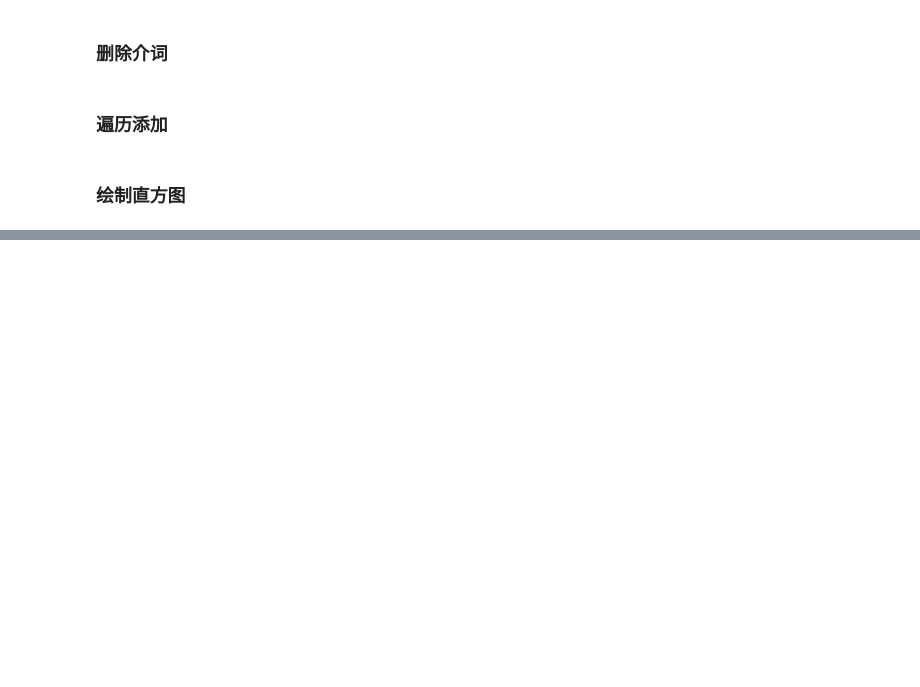
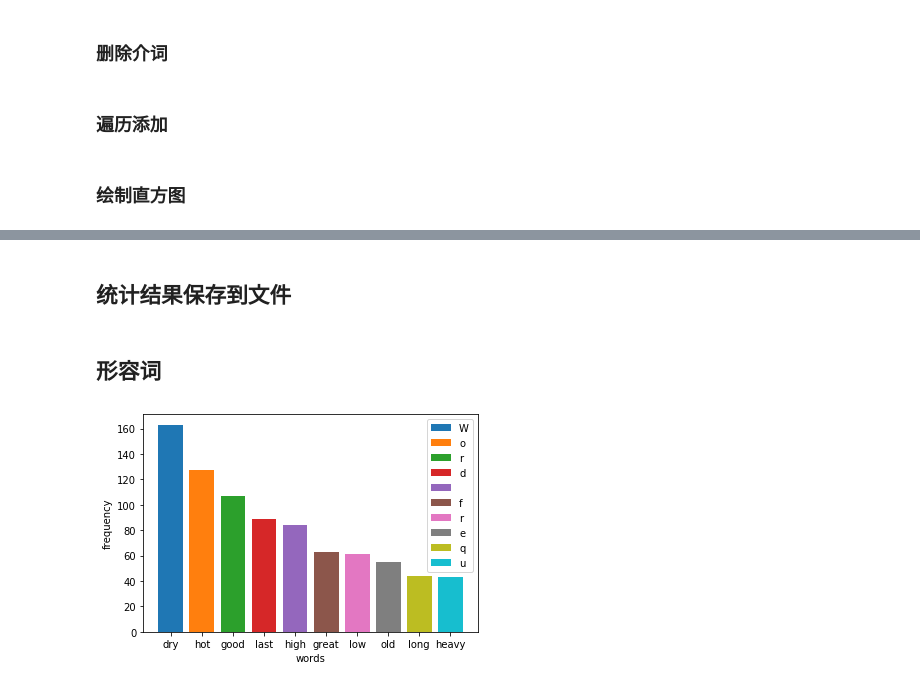
Before and after one commit to Ryan0v0/MCM2020_problemC, a Jupyter notebook: Exploratory Data Analysis.ipynb, the cells around one changed output, grey strips where cells are left out. Drawn from its saved outputs; the diff is of its cells as text; code cells hidden in the pictures; blank space fills up the shorter version.

```diff
--- a/Exploratory Data Analysis.ipynb
+++ b/Exploratory Data Analysis.ipynb
@@ -273,0 +784,3 @@ plt.show()
+# %%
+for i in range(0,20):
+    print(data_n)
@@ -273,0 +807,2 @@ plt.show()
+# %% [markdown]
+## 统计结果保存到文件
@@ -273,0 +813,2 @@ plt.show()
+# %% [markdown]
+## 形容词
@@ -273,0 +820,14 @@ plt.show()
+# %%
+for key, value in hist_adj.items():                    #遍历字典
+    temp = [value,key]                              #变量，变量值
+    data_adj.append(temp)                               #添加数据
+data_adj.sort(reverse=True)                            #排序
+# %%
+for i in range(0,10):
+    plt.bar((data_adj[i][1],),(data_adj[i][0],))
+plt.xlabel('words')                                   # 显示x轴名称
+plt.ylabel('frequency')                               # 显示y轴名称
+plt.legend('Word frequency histogram')                #显示图例
+plt.show()
+# %% [output]
+[figure, added]
```
Also changed, not shown: parts of 57 cells of this notebook, 11 other files.
